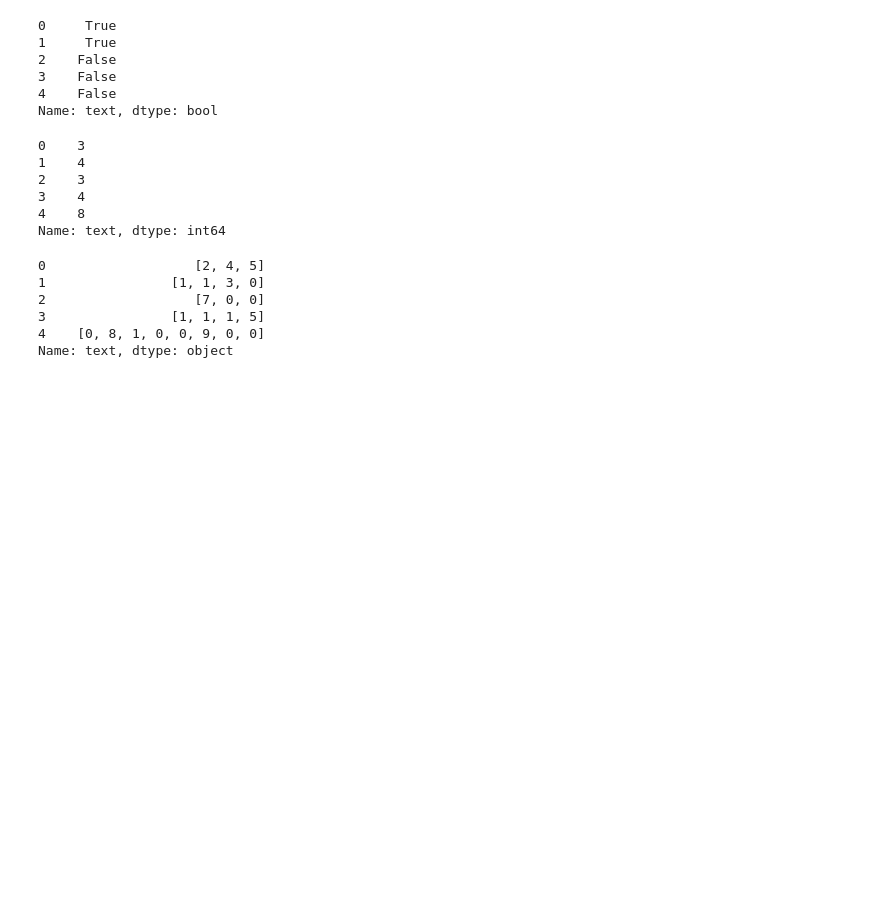
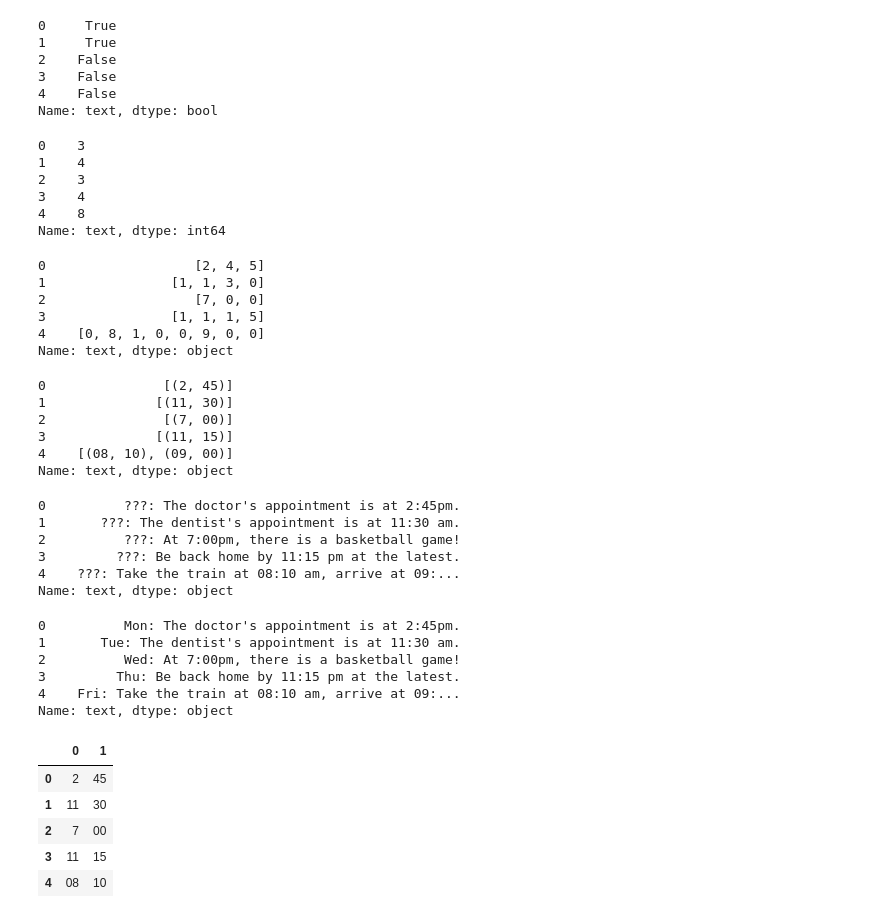
Before and after one commit to awkepler/Natural_Language_Processing_Adventure, a Jupyter notebook: NLP Fundas.ipynb, the cells around one changed output. Cells and saved outputs as stored; diff of their text form; code cells hidden in the pictures; blank space fills up the shorter version.

```diff
--- a/NLP Fundas.ipynb
+++ b/NLP Fundas.ipynb
@@ -353,3 +353,42 @@ df['text'].str.findall(r'\d')
 3                [1, 1, 1, 5]
 4    [0, 8, 1, 0, 0, 9, 0, 0]
 Name: text, dtype: object
+# %%
+# group and find the hours and minutes
+df['text'].str.findall(r'(\d?\d):(\d\d)')
+# %% [output]
+0               [(2, 45)]
+1              [(11, 30)]
+2               [(7, 00)]
+3              [(11, 15)]
+4    [(08, 10), (09, 00)]
+Name: text, dtype: object
+# %%
+
+df['text'].str.replace(r'\w+day\b', '???')
+# %% [output]
+0          ???: The doctor's appointment is at 2:45pm.
+1       ???: The dentist's appointment is at 11:30 am.
+2          ???: At 7:00pm, there is a basketball game!
+3         ???: Be back home by 11:15 pm at the latest.
+4    ???: Take the train at 08:10 am, arrive at 09:...
+Name: text, dtype: object
+# %%
+df['text'].str.replace(r'(\w+day\b)', lambda x: x.groups()[0][:3])
+# %% [output]
+0          Mon: The doctor's appointment is at 2:45pm.
+1       Tue: The dentist's appointment is at 11:30 am.
+2          Wed: At 7:00pm, there is a basketball game!
+3         Thu: Be back home by 11:15 pm at the latest.
+4    Fri: Take the train at 08:10 am, arrive at 09:...
+Name: text, dtype: object
+# %%
+# create new columns from first match of extracted groups
+df['text'].str.extract(r'(\d?\d):(\d\d)')
+# %% [output]
+|  | 0 | 1 |
+| 0 | 2 | 45 |
+| 1 | 11 | 30 |
+| 2 | 7 | 00 |
+| 3 | 11 | 15 |
+| 4 | 08 | 10 |
```
Also changed, not shown: parts of 2 cells of this notebook.
